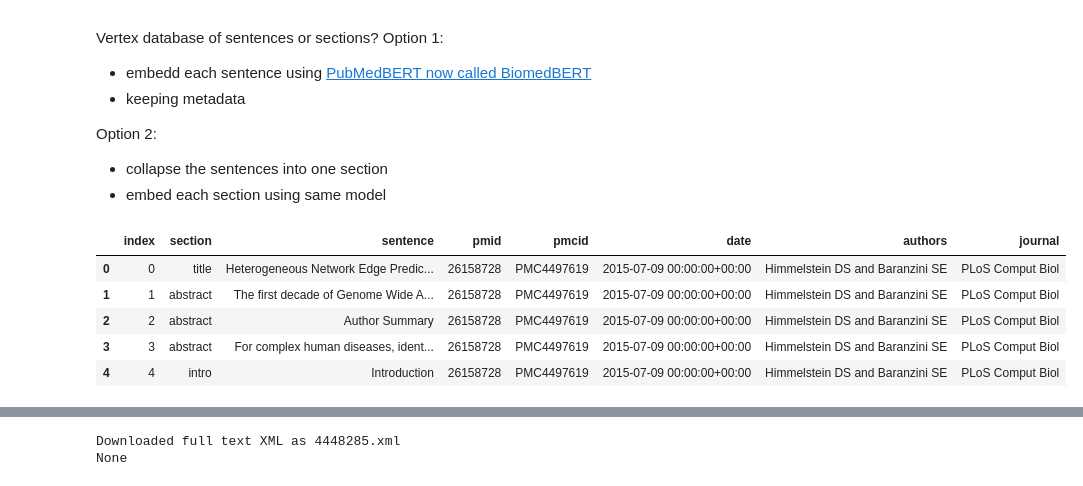
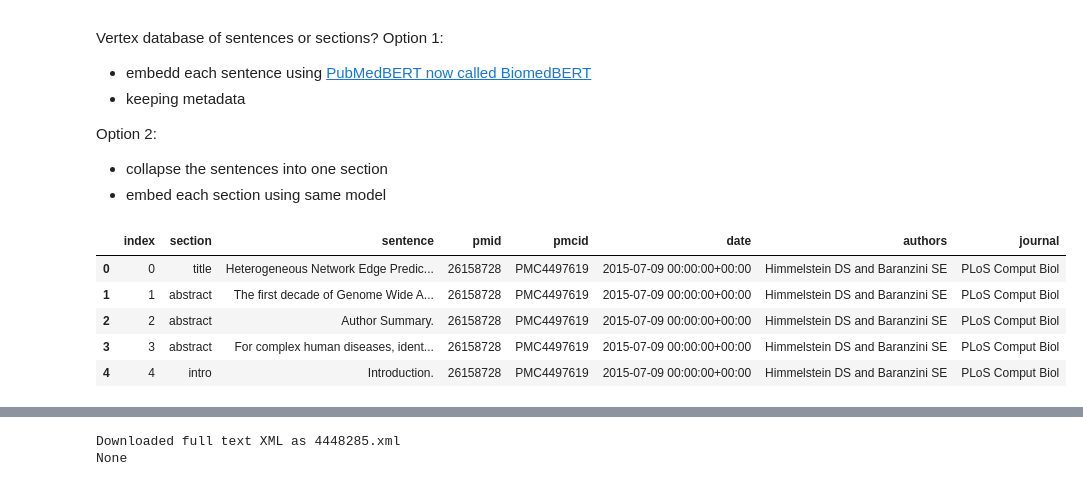
Before and after one commit to Multiomics-Analytics-Group/pubmed-rag, a Jupyter notebook: notebooks/pmcid.ipynb, the cells around one changed output, grey strips where cells are left out. Drawn from its saved outputs; the diff is of its cells as text; code cells hidden in the pictures.

```diff
--- a/notebooks/pmcid.ipynb
+++ b/notebooks/pmcid.ipynb
@@ -69,21 +69,28 @@ for each in sample:
 # %%
 # cleaning?
 # read in example
 df_test = pd.read_csv('biocjson/df_26158728.csv')
 # lower case section names
 df_test['section'] = df_test['section'].str.lower().str.strip()
 # pmids to object
 df_test['pmid'] = df_test['pmid'].astype(str)
 df_test['date'] = pd.to_datetime(df_test['date'])
+# also stripping sentences in case?
+df_test['sentence'] = df_test['sentence'].str.strip()
+
+punctuations = ('!',',','.','?',',','"', "'")
+# lol adding a . to the end for now?
+df_test['sentence'] = np.where(df_test['sentence'].str.endswith(punctuations), df_test['sentence'], df_test['sentence']+'.')
+
 # check
 df_test.head()
 # %% [output]
 |  | index | section | sentence | pmid | pmcid | date | authors | journal |
 | 0 | 0 | title | Heterogeneous Network Edge Predic... | 26158728 | PMC4497619 | 2015-07-09 00:00:00+00:00 | Himmelstein DS and Baranzini SE | PLoS Comput Biol |
 | 1 | 1 | abstract | The first decade of Genome Wide A... | 26158728 | PMC4497619 | 2015-07-09 00:00:00+00:00 | Himmelstein DS and Baranzini SE | PLoS Comput Biol |
-| 2 | 2 | abstract | Author Summary | 26158728 | PMC4497619 | 2015-07-09 00:00:00+00:00 | Himmelstein DS and Baranzini SE | PLoS Comput Biol |
+| 2 | 2 | abstract | Author Summary. | 26158728 | PMC4497619 | 2015-07-09 00:00:00+00:00 | Himmelstein DS and Baranzini SE | PLoS Comput Biol |
 | 3 | 3 | abstract | For complex human diseases, ident... | 26158728 | PMC4497619 | 2015-07-09 00:00:00+00:00 | Himmelstein DS and Baranzini SE | PLoS Comput Biol |
-| 4 | 4 | intro | Introduction | 26158728 | PMC4497619 | 2015-07-09 00:00:00+00:00 | Himmelstein DS and Baranzini SE | PLoS Comput Biol |
+| 4 | 4 | intro | Introduction. | 26158728 | PMC4497619 | 2015-07-09 00:00:00+00:00 | Himmelstein DS and Baranzini SE | PLoS Comput Biol |
 # %%
 # which sections to keep?
 keep_sections = ['title', 'abstract', 'intro', 'results', 'discuss', 'methods']
```
Also changed, not shown: parts of 4 cells of this notebook.
